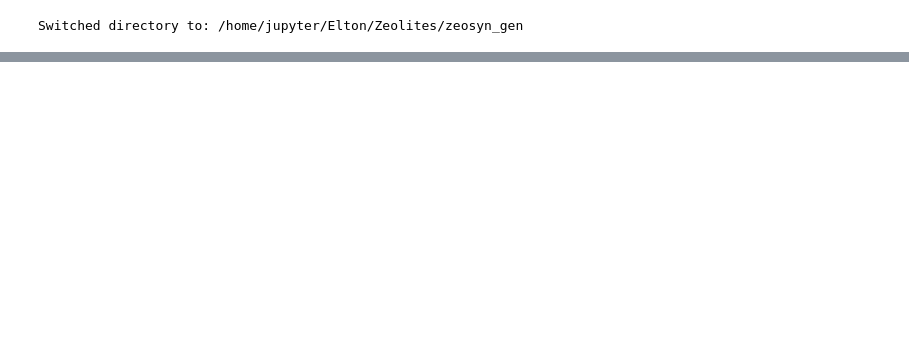
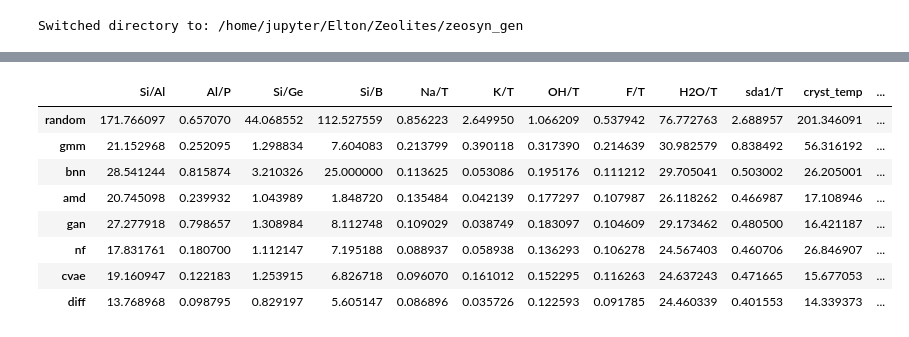
Before and after one commit to eltonpan/zeosyn_gen, a Jupyter notebook: notebooks/compare_model_metrics.ipynb, the cells around one changed output, grey strips where cells are left out. Cells and saved outputs as stored; diff of their text form; code cells hidden in the pictures; blank space fills up the shorter version.

```diff
--- a/notebooks/compare_model_metrics.ipynb
+++ b/notebooks/compare_model_metrics.ipynb
@@ -214,0 +305,20 @@ plt.show()
+# %%
+# Convert reg_source_data to a 2D DataFrame
+reg_source_data_dataframe = pd.DataFrame(
+    {model: values.flatten() for model, values in reg_source_data.items()},
+    index=syn_cols
+).T
+
+# Source data for Fig. 2c
+reg_source_data_dataframe.to_csv('figs/main_fig_source_data/fig2c-mean_absolute_error.csv', index=True)
+reg_source_data_dataframe
+# %% [output]
+|  | Si/Al | Al/P | Si/Ge | Si/B | Na/T | K/T | OH/T | F/T | H2O/T | sda1/T | cryst_temp | ... |
+| random | 171.766097 | 0.657070 | 44.068552 | 112.527559 | 0.856223 | 2.649950 | 1.066209 | 0.537942 | 76.772763 | 2.688957 | 201.346091 | ... |
+| gmm | 21.152968 | 0.252095 | 1.298834 | 7.604083 | 0.213799 | 0.390118 | 0.317390 | 0.214639 | 30.982579 | 0.838492 | 56.316192 | ... |
+| bnn | 28.541244 | 0.815874 | 3.210326 | 25.000000 | 0.113625 | 0.053086 | 0.195176 | 0.111212 | 29.705041 | 0.503002 | 26.205001 | ... |
+| amd | 20.745098 | 0.239932 | 1.043989 | 1.848720 | 0.135484 | 0.042139 | 0.177297 | 0.107987 | 26.118262 | 0.466987 | 17.108946 | ... |
+| gan | 27.277918 | 0.798657 | 1.308984 | 8.112748 | 0.109029 | 0.038749 | 0.183097 | 0.104609 | 29.173462 | 0.480500 | 16.421187 | ... |
+| nf | 17.831761 | 0.180700 | 1.112147 | 7.195188 | 0.088937 | 0.058938 | 0.136293 | 0.106278 | 24.567403 | 0.460706 | 26.846907 | ... |
+| cvae | 19.160947 | 0.122183 | 1.253915 | 6.826718 | 0.096070 | 0.161012 | 0.152295 | 0.116263 | 24.637243 | 0.471665 | 15.677053 | ... |
+| diff | 13.768968 | 0.098795 | 0.829197 | 5.605147 | 0.086896 | 0.035726 | 0.122593 | 0.091785 | 24.460339 | 0.401553 | 14.339373 | ... |
```
Also changed, not shown: parts of 7 cells of this notebook, 14 other files.
